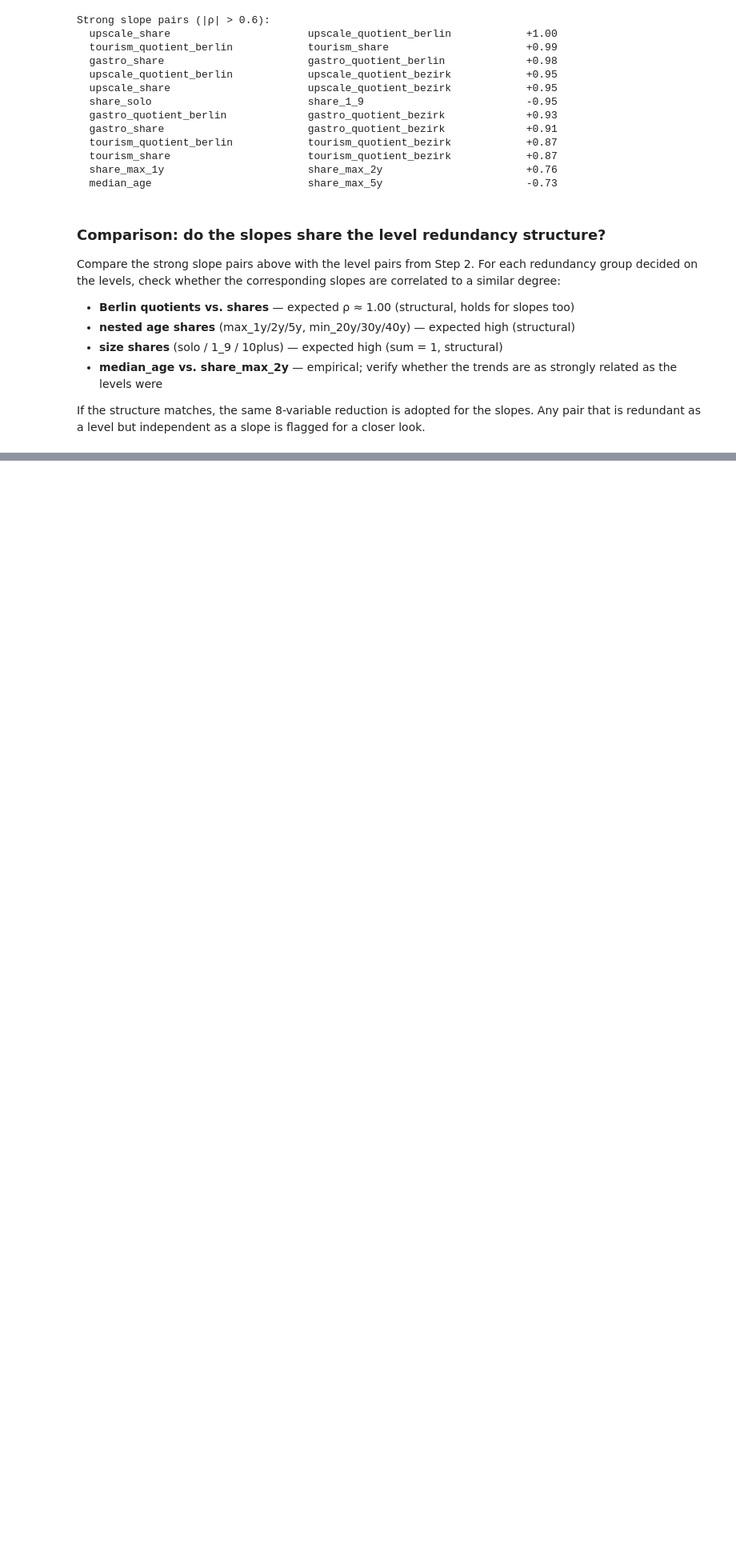
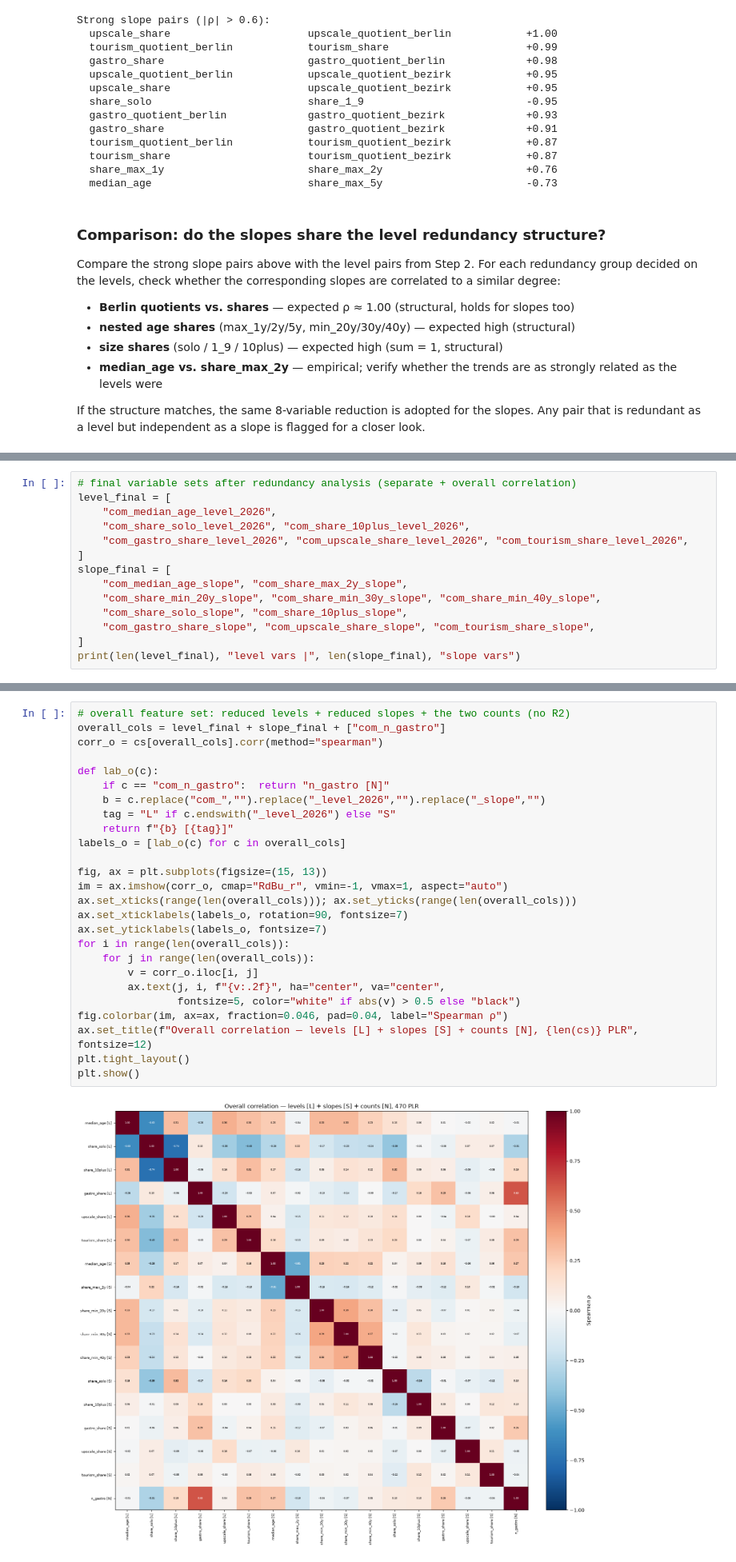
Before and after one commit to mshlg/capstone-kiezkeeper, a Jupyter notebook: notebooks/EDA/commercial_dimension_EDA.ipynb, the cells around one changed output, grey strips where cells are left out. Shown at 80% size. Saved outputs shown, nothing was run; the diff lists cells and outputs as text; blank space fills up the shorter version.

```diff
--- a/notebooks/EDA/commercial_dimension_EDA.ipynb
+++ b/notebooks/EDA/commercial_dimension_EDA.ipynb
@@ -282,0 +360,14 @@ pair that is redundant as a level but independent as a slope is flagged for a cl
+# %%
+# final variable sets after redundancy analysis (separate + overall correlation)
+level_final = [
+    "com_median_age_level_2026",
+    "com_share_solo_level_2026", "com_share_10plus_level_2026",
+    "com_gastro_share_level_2026", "com_upscale_share_level_2026", "com_tourism_share_level_2026",
+]
+slope_final = [
+    "com_median_age_slope", "com_share_max_2y_slope",
+    "com_share_min_20y_slope", "com_share_min_30y_slope", "com_share_min_40y_slope",
+    "com_share_solo_slope", "com_share_10plus_slope",
+    "com_gastro_share_slope", "com_upscale_share_slope", "com_tourism_share_slope",
+]
+print(len(level_final), "level vars |", len(slope_final), "slope vars")
@@ -282,0 +384,28 @@ pair that is redundant as a level but independent as a slope is flagged for a cl
+# %%
+# overall feature set: reduced levels + reduced slopes + the two counts (no R2)
+overall_cols = level_final + slope_final + ["com_n_gastro"]
+corr_o = cs[overall_cols].corr(method="spearman")
+
+def lab_o(c):
+    if c == "com_n_gastro":  return "n_gastro [N]"
+    b = c.replace("com_","").replace("_level_2026","").replace("_slope","")
+    tag = "L" if c.endswith("_level_2026") else "S"
+    return f"{b} [{tag}]"
+labels_o = [lab_o(c) for c in overall_cols]
+
+fig, ax = plt.subplots(figsize=(15, 13))
+im = ax.imshow(corr_o, cmap="RdBu_r", vmin=-1, vmax=1, aspect="auto")
+ax.set_xticks(range(len(overall_cols))); ax.set_yticks(range(len(overall_cols)))
+ax.set_xticklabels(labels_o, rotation=90, fontsize=7)
+ax.set_yticklabels(labels_o, fontsize=7)
+for i in range(len(overall_cols)):
+    for j in range(len(overall_cols)):
+        v = corr_o.iloc[i, j]
+        ax.text(j, i, f"{v:.2f}", ha="center", va="center",
+                fontsize=5, color="white" if abs(v) > 0.5 else "black")
+fig.colorbar(im, ax=ax, fraction=0.046, pad=0.04, label="Spearman ρ")
+ax.set_title(f"Overall correlation — levels [L] + slopes [S] + counts [N], {len(cs)} PLR", fontsize=12)
+plt.tight_layout()
+plt.show()
+# %% [output]
+[figure, added]
```
Also changed, not shown: parts of 22 cells of this notebook.
